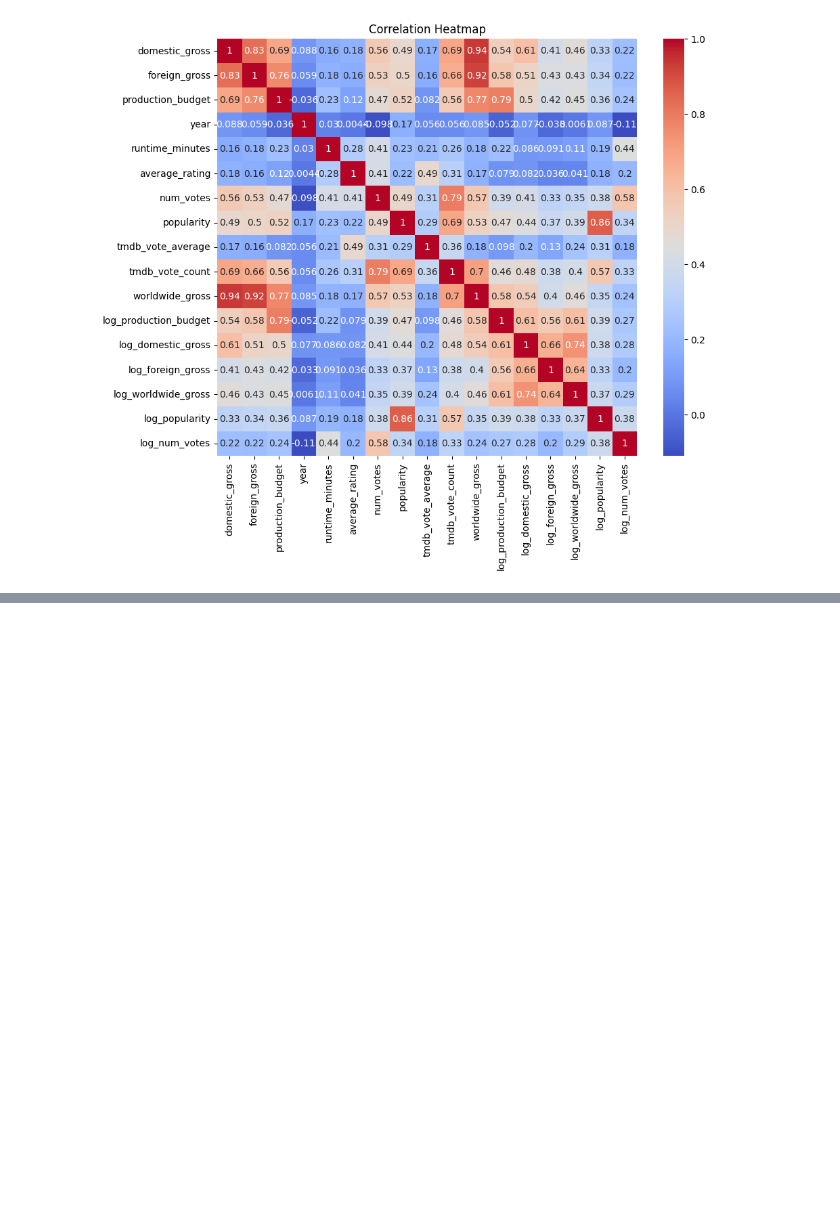
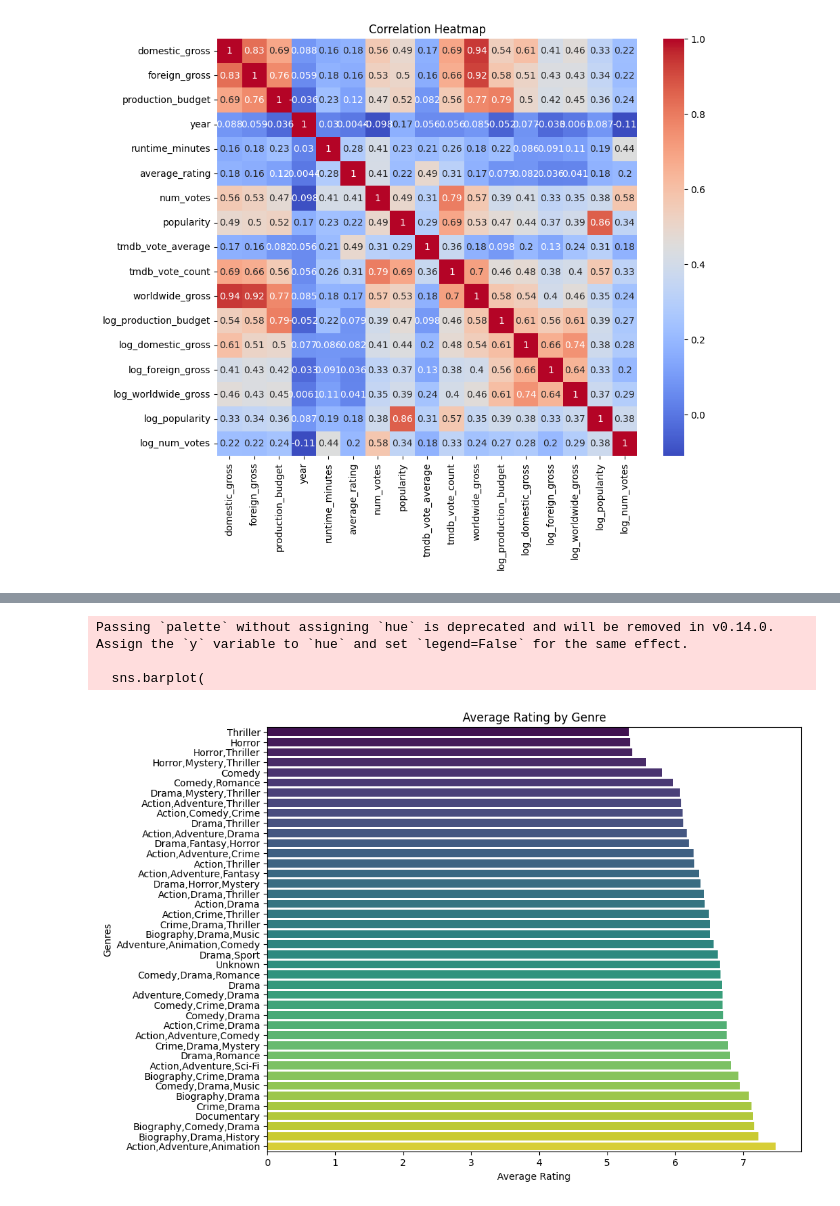
Before and after one commit to 66ultra/MBO-Analysis, a Jupyter notebook: code/EDA of Provided Movie Data.ipynb, the cells around one changed output, grey strips where cells are left out. Saved outputs shown, nothing was run; the diff lists cells and outputs as text; code cells hidden in the pictures; blank space fills up the shorter version.

```diff
--- a/code/EDA of Provided Movie Data.ipynb
+++ b/code/EDA of Provided Movie Data.ipynb
@@ -956,0 +351,25 @@ Overall, this analysis provides a comprehensive understanding of the key drivers
+# %%
+# filtering out genres with less than a certain number of movies
+genre_counts = merged_df['genres'].value_counts()
+popular_genres = genre_counts[genre_counts > 10].index  # Adjust the threshold as needed
+filtered_df = merged_df[merged_df['genres'].isin(popular_genres)]
+
+# recalculating the average rating by genre
+avg_rating_by_genre = filtered_df.groupby('genres')['average_rating'].mean().sort_values()
+# %%
+#plotting average_rating by genre_ids
+plt.figure(figsize=(10, 8))
+sns.barplot(
+    y=avg_rating_by_genre.index,
+    x=avg_rating_by_genre.values,
+    palette="viridis"
+)
+plt.title('Average Rating by Genre')
+plt.xlabel('Average Rating')
+plt.ylabel('Genres')
+plt.show()
+# %% [output]
+Passing `palette` without assigning `hue` is deprecated and will be removed in v0.14.0. Assign the `y` variable to `hue` and set `legend=False` for the same effect.
+
+  sns.barplot(
+[figure, added]
```
Also changed, not shown: parts of 59 cells of this notebook.
